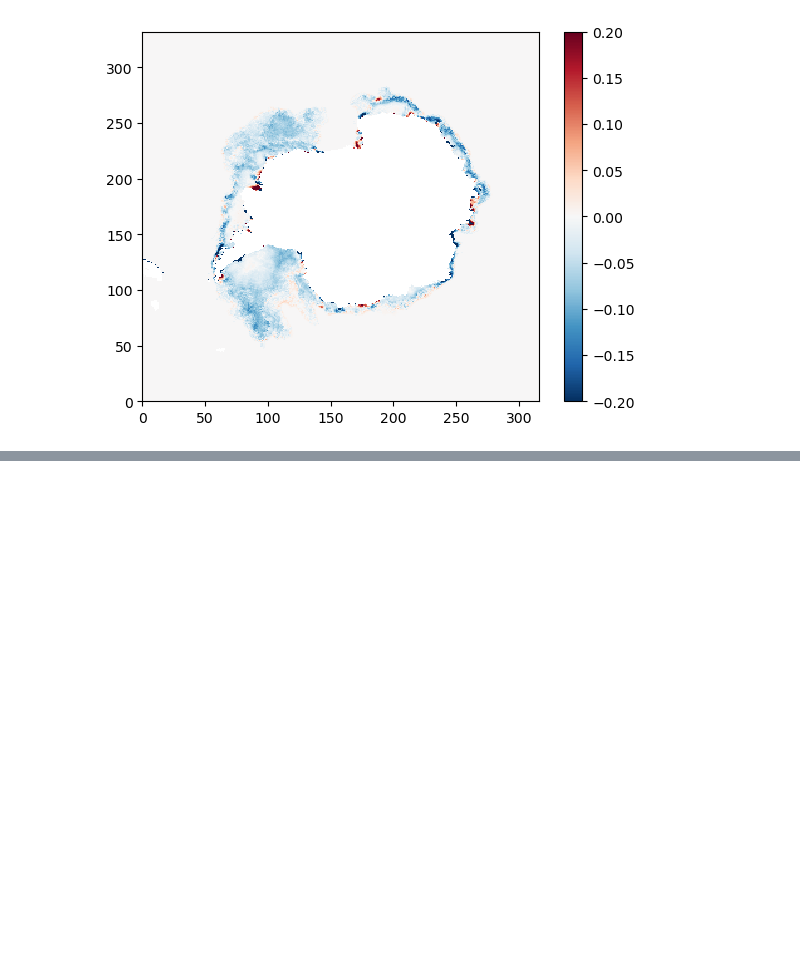
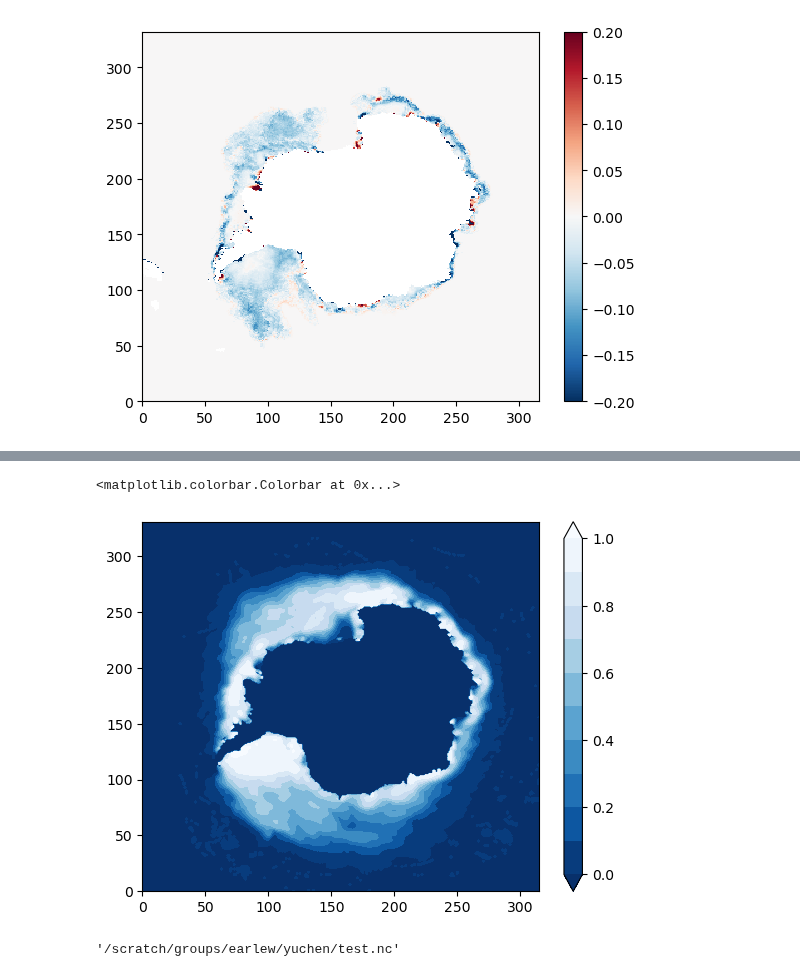
Before and after one commit to ychnli/sicpred, a Jupyter notebook: notebooks/prepdata.ipynb, the cells around one changed output, grey strips where cells are left out. Cells and saved outputs as stored; diff of their text form; code cells hidden in the pictures; blank space fills up the shorter version.

```diff
--- a/notebooks/prepdata.ipynb
+++ b/notebooks/prepdata.ipynb
@@ -50,0 +143,11 @@ plt.colorbar()
+# %%
+prediction = test_reg_result[0] * target_month.year + test_reg_result[1]
+plt.contourf(prediction, levels=np.arange(0, 1.1, 0.1), cmap='Blues_r', extend='both')
+plt.colorbar()
+# %% [output]
+<matplotlib.colorbar.Colorbar at 0x...>
+[figure, added]
+# %%
+os.path.join(DATA_DIRECTORY, "test.nc")
+# %% [output]
+'/scratch/groups/earlew/yuchen/test.nc'
```
Also changed, not shown: parts of 10 cells of this notebook, 3 other files.
